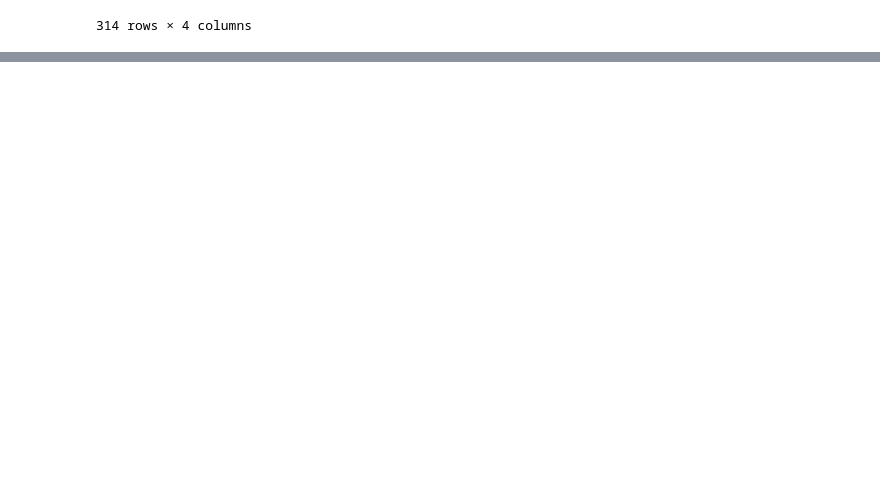
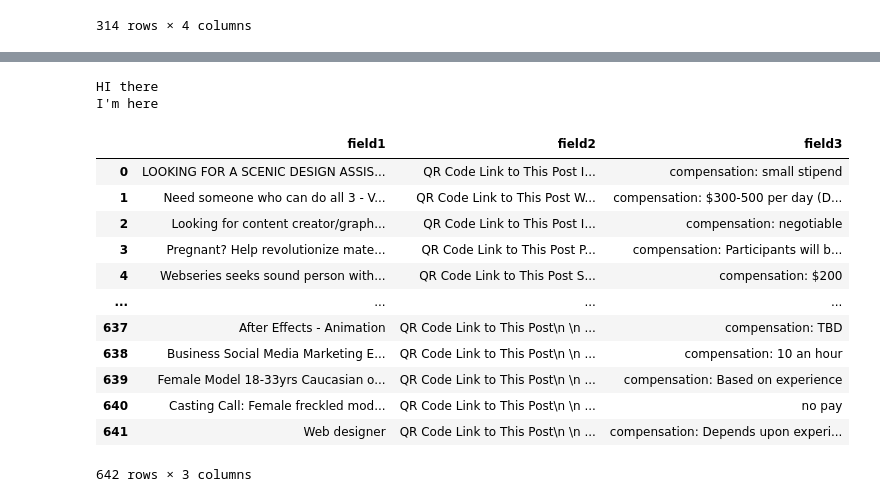
Before and after one commit to MohamedKasem99/My-Upwork-jobs, a Jupyter notebook: Karim/Testing code.ipynb, the cells around one changed output, grey strips where cells are left out. Saved outputs shown, nothing was run; the diff lists cells and outputs as text; code cells hidden in the pictures; blank space fills up the shorter version.

```diff
--- a/Karim/Testing code.ipynb
+++ b/Karim/Testing code.ipynb
@@ -186,0 +287,25 @@ second_extract_pay_appended
+# %%
+print("""HI there
+I'm here
+""")
+# %% [output]
+HI there
+I'm here
+# %%
+df1 = first_extract
+df2 = df1.drop(800)
+second_extract.drop(642)
+# %% [output]
+|  | field1 | field2 | field3 |
+| 0 | LOOKING FOR A SCENIC DESIGN ASSIS... | QR Code Link to This Post I... | compensation: small stipend |
+| 1 | Need someone who can do all 3 - V... | QR Code Link to This Post W... | compensation: $300-500 per day (D... |
+| 2 | Looking for content creator/graph... | QR Code Link to This Post I... | compensation: negotiable |
+| 3 | Pregnant? Help revolutionize mate... | QR Code Link to This Post P... | compensation: Participants will b... |
+| 4 | Webseries seeks sound person with... | QR Code Link to This Post S... | compensation: $200 |
+| ... | ... | ... | ... |
+| 637 | After Effects - Animation | QR Code Link to This Post\n \n ... | compensation: TBD |
+| 638 | Business Social Media Marketing E... | QR Code Link to This Post\n \n ... | compensation: 10 an hour |
+| 639 | Female Model 18-33yrs Caucasian o... | QR Code Link to This Post\n \n ... | compensation: Based on experience |
+| 640 | Casting Call: Female freckled mod... | QR Code Link to This Post\n \n ... | no pay |
+| 641 | Web designer | QR Code Link to This Post\n \n ... | compensation: Depends upon experi... |
+642 rows × 3 columns
```
Also changed, not shown: parts of 25 cells of this notebook, 34 other files.
